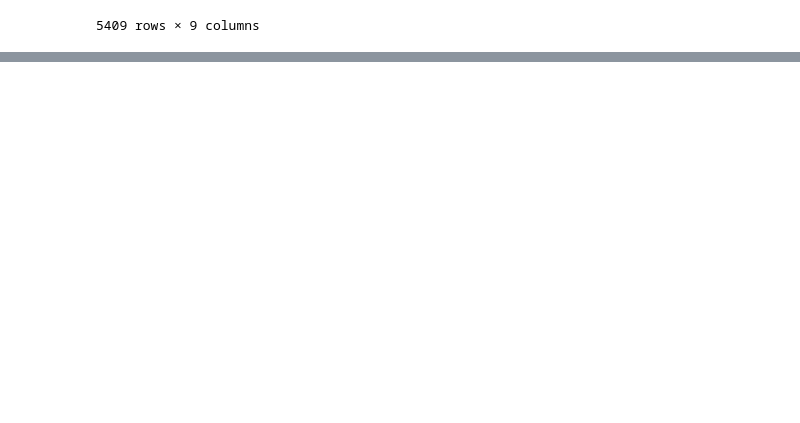
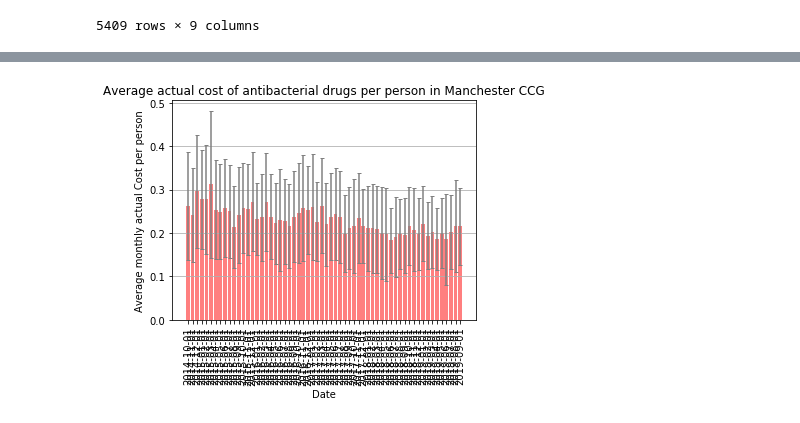
Before and after one commit to aaron-obrien/CCG_prescriptions_project, a Jupyter notebook: test.ipynb, the cells around one changed output, grey strips where cells are left out. Drawn from its saved outputs; the diff is of its cells as text; code cells hidden in the pictures; blank space fills up the shorter version.

```diff
--- a/test.ipynb
+++ b/test.ipynb
@@ -203,0 +204,24 @@ output['actual_costPP'].groupby(output['date']).describe()
+# %%
+dates = plot_data.index
+x_pos = np.arange(len(dates))
+means = plot_data['mean']
+error = plot_data['std']
+# %%
+import datetime
+fig, ax = plt.subplots()
+ax.bar(x_pos, means, yerr=error, align='center', alpha=0.5, ecolor='grey', capsize=2, color='red')
+ax.set_ylabel('Average monthly actual Cost per person')
+ax.set_xlabel('Date')
+ax.set_xticks(x_pos)
+ax.set_xticklabels(dates)
+ax.xaxis_date()
+ax.set_title('Average actual cost of antibacterial drugs per person in Manchester CCG')
+ax.yaxis.grid(True)
+
+# Save the figure and show
+plt.tight_layout()
+plt.xticks(rotation=90)
+plt.savefig('bar_plot_with_error_bars.png')
+plt.show()
+# %% [output]
+[figure, added]
```
Also changed, not shown: parts of 8 cells of this notebook.
